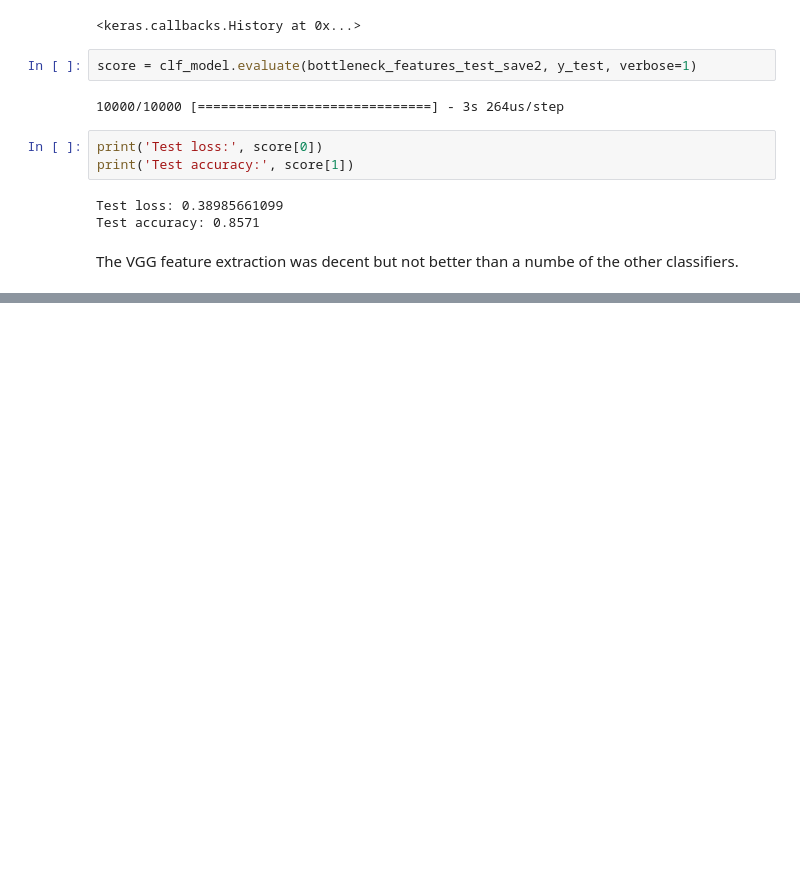
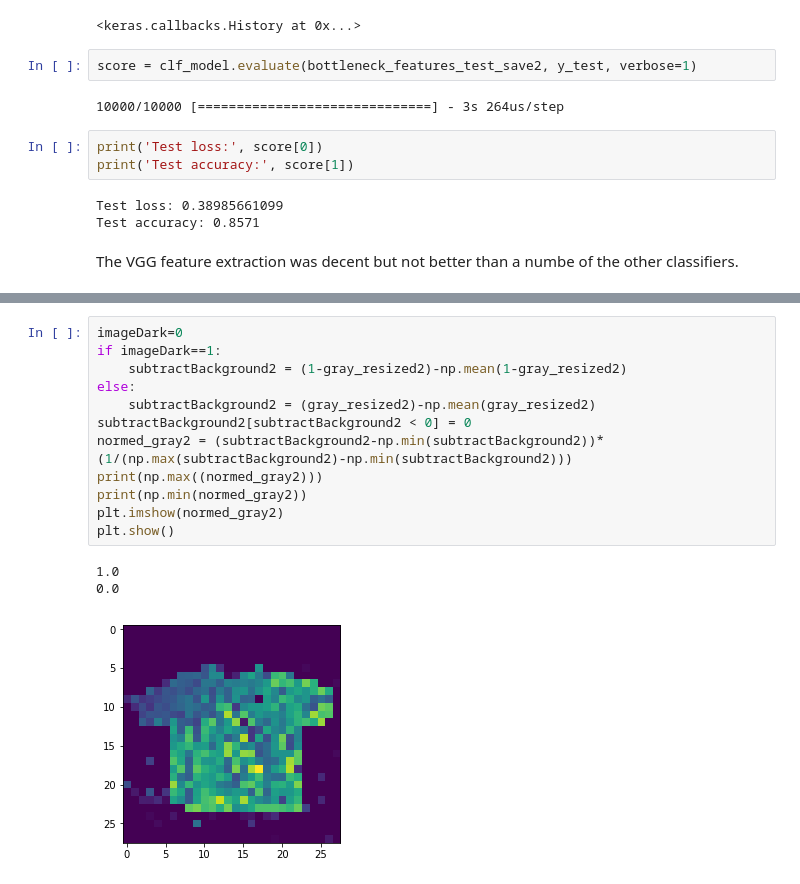
Before and after one commit to ParkerWilliamson/clothingCategorization, a Jupyter notebook: Clothing_Categorization_exploration.ipynb, the cells around one changed output, grey strips where cells are left out. Drawn from its saved outputs; the diff is of its cells as text; blank space fills up the shorter version.

```diff
--- a/Clothing_Categorization_exploration.ipynb
+++ b/Clothing_Categorization_exploration.ipynb
@@ -614,0 +650,16 @@ The VGG feature extraction was decent but not better than a numbe of the other c
+# %%
+imageDark=0
+if imageDark==1:
+    subtractBackground2 = (1-gray_resized2)-np.mean(1-gray_resized2)
+else:
+    subtractBackground2 = (gray_resized2)-np.mean(gray_resized2)
+subtractBackground2[subtractBackground2 < 0] = 0
+normed_gray2 = (subtractBackground2-np.min(subtractBackground2))*(1/(np.max(subtractBackground2)-np.min(subtractBackground2)))
+print(np.max((normed_gray2)))
+print(np.min(normed_gray2))
+plt.imshow(normed_gray2)
+plt.show()
+# %% [output]
+1.0
+0.0
+[figure, added]
```
Also changed, not shown: parts of 11 cells of this notebook, 8 other files.
